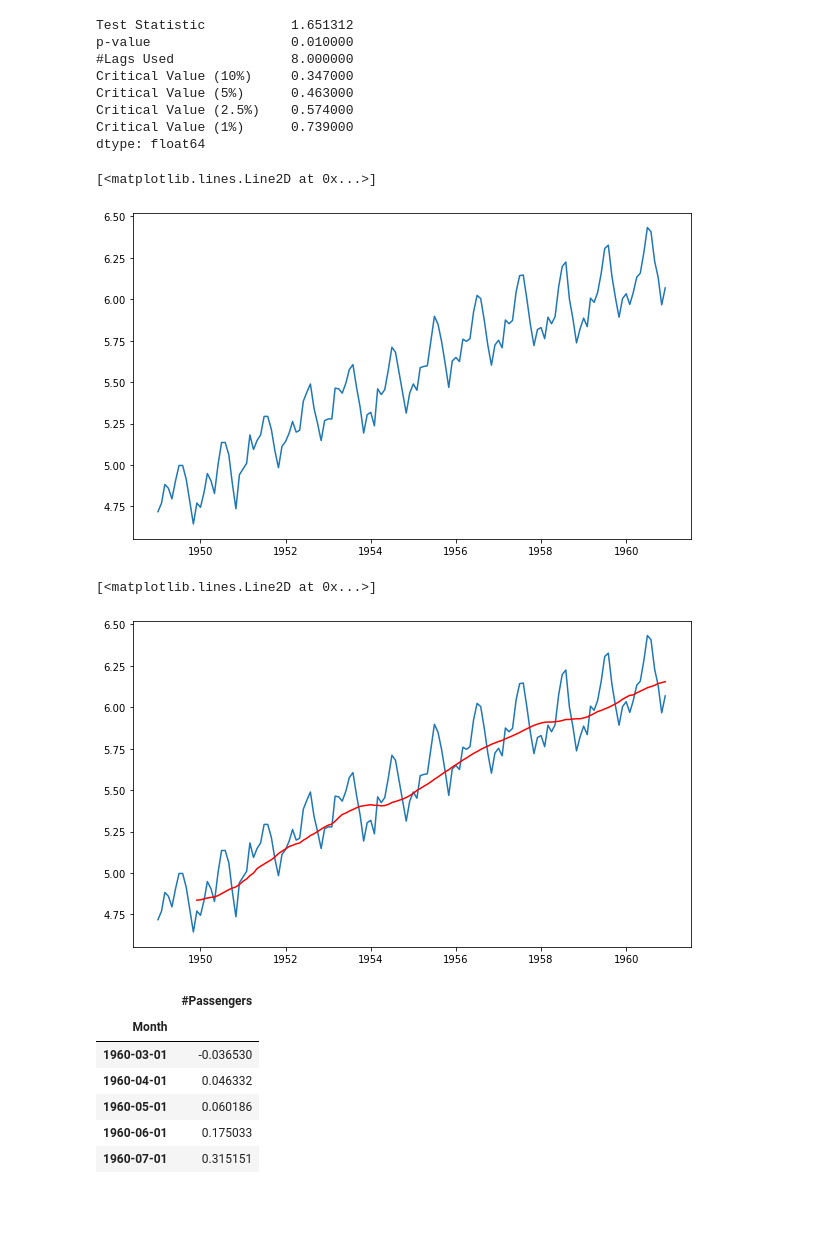
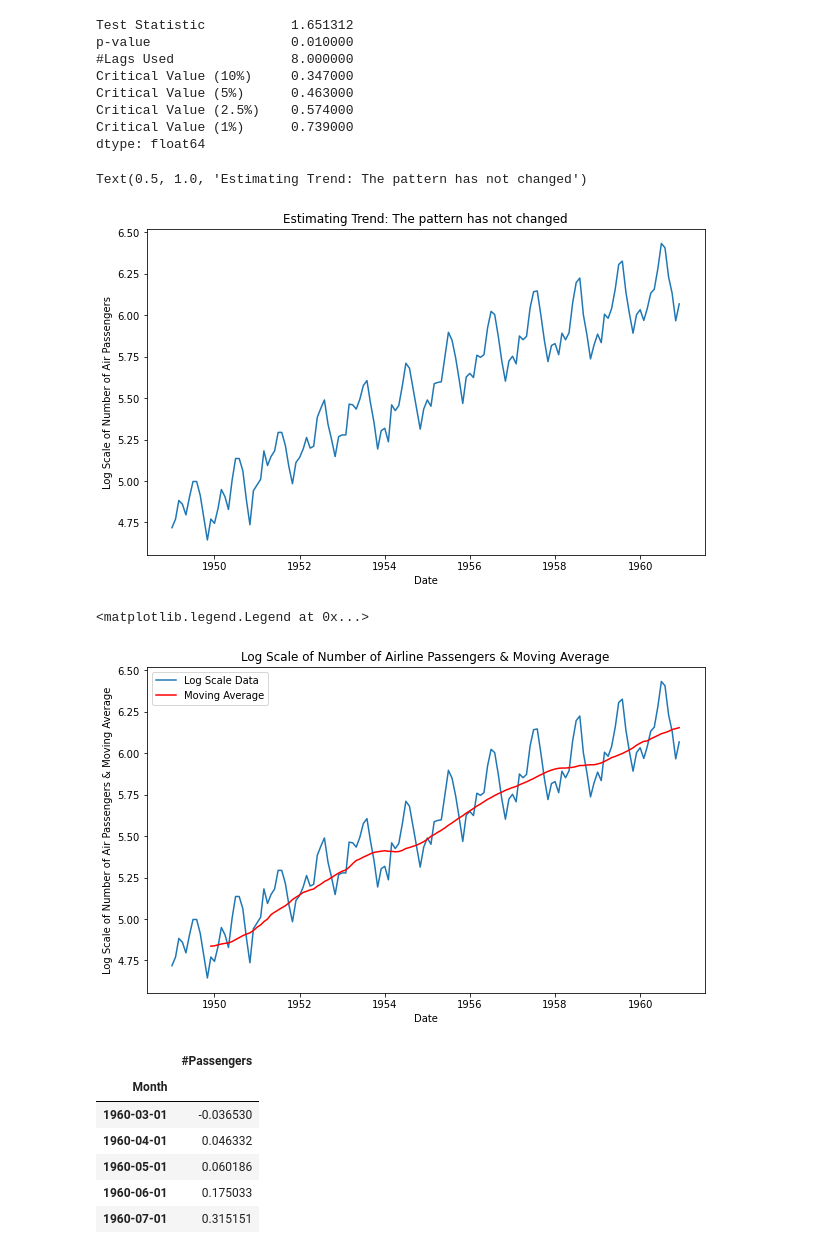
Before and after one commit to dray89/AirlinePassengers, a Jupyter notebook: AirlinePassengers.ipynb, the cells around one changed output. Drawn from its saved outputs; the diff is of its cells as text; code cells hidden in the pictures; blank space fills up the shorter version.

```diff
--- a/AirlinePassengers.ipynb
+++ b/AirlinePassengers.ipynb
@@ -166,18 +169,25 @@ dtype: float64
 # %%
 #Estimating Trend: The pattern has not changed
 indexedDataset_logScale = np.log(indexedDataset)
 plt.plot(indexedDataset_logScale)
+plt.xlabel('Date')
+plt.ylabel('Log Scale of Number of Air Passengers')
+plt.title('Estimating Trend: The pattern has not changed')
 # %% [output]
-[<matplotlib.lines.Line2D at 0x...>]
+Text(0.5, 1.0, 'Estimating Trend: The pattern has not changed')
-[figure, old version]
+[figure, new version]
 # %%
 # The mean is still not stationary, however it is more stationary than before!
 movingAverage = indexedDataset_logScale.rolling(window=12).mean()
 movingStd = indexedDataset_logScale.rolling(window=12).std()
-plt.plot(indexedDataset_logScale)
-plt.plot(movingAverage, color='red')
+plt.plot(indexedDataset_logScale, label='Log Scale Data')
+plt.xlabel('Date')
+plt.ylabel('Log Scale of Number of Air Passengers & Moving Average')
+plt.plot(movingAverage, color='red', label = 'Moving Average')
+plt.title('Log Scale of Number of Airline Passengers & Moving Average')
+plt.legend()
 # %% [output]
-[<matplotlib.lines.Line2D at 0x...>]
+<matplotlib.legend.Legend at 0x...>
-[figure, old version]
+[figure, new version]
 # %%
 # Make the time series stationary
```
Also changed, not shown: parts of 21 cells of this notebook.
